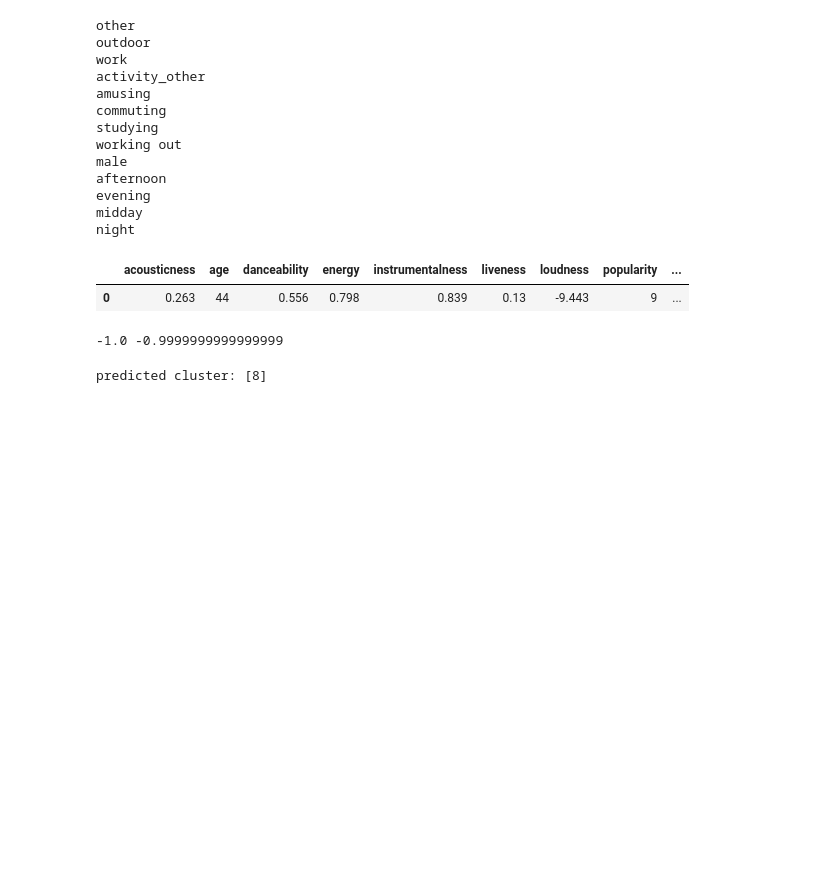
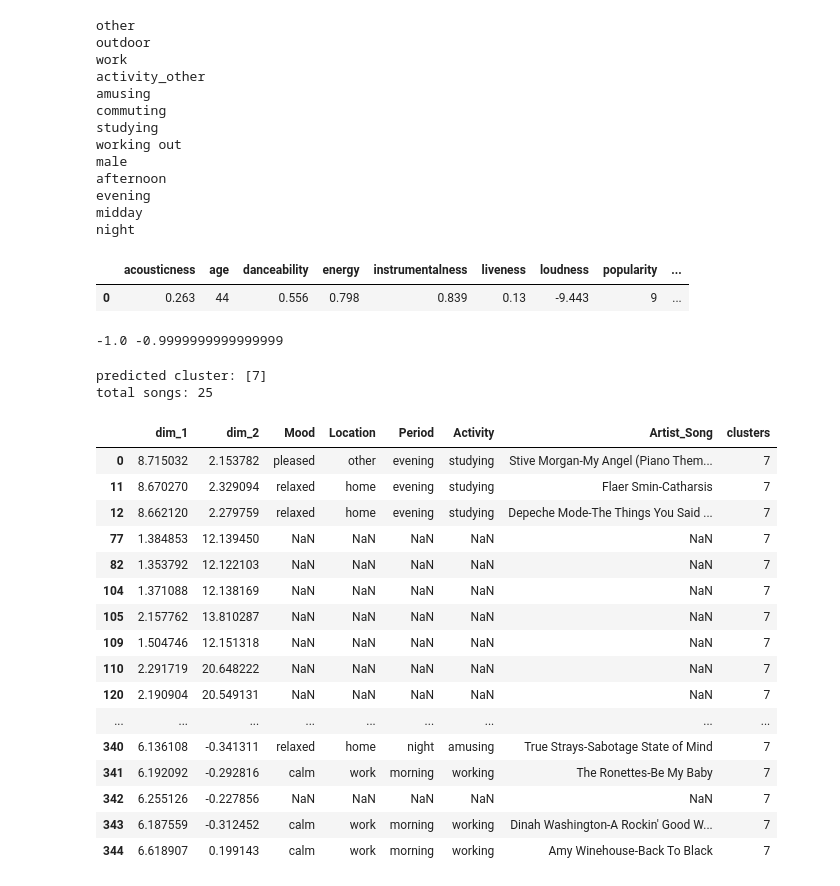
Before and after one commit to epistimi4/emotion_based_music_recomendation, a Jupyter notebook: correlations/Clustering with t-Stochastic Neighboring Embeddings for Music.ipynb, the cells around one changed output. Cells and saved outputs as stored; diff of their text form; code cells hidden in the pictures; blank space fills up the shorter version.

```diff
--- a/correlations/Clustering with t-Stochastic Neighboring Embeddings for Music.ipynb
+++ b/correlations/Clustering with t-Stochastic Neighboring Embeddings for Music.ipynb
@@ -546,6 +546,28 @@ print(d_scaled.min(), d_scaled.max())
 -1.0 -0.9999999999999999
 # %%
 predicted_clu = kmeans.predict(d_scaled)
-print('predicted cluster:',predicted_clu+1)
+print('predicted cluster:', predicted_clu)
+df_filtered = df_plot[df_plot['clusters'] == predicted_clu[0]]
+total = len(df_filtered)
+print('total songs:', total)
+df_filtered.head(total)
 # %% [output]
-predicted cluster: [8]
+predicted cluster: [7]
+total songs: 25
+|  | dim_1 | dim_2 | Mood | Location | Period | Activity | Artist_Song | clusters |
+| 0 | 8.715032 | 2.153782 | pleased | other | evening | studying | Stive Morgan-My Angel (Piano Them... | 7 |
+| 11 | 8.670270 | 2.329094 | relaxed | home | evening | studying | Flaer Smin-Catharsis | 7 |
+| 12 | 8.662120 | 2.279759 | relaxed | home | evening | studying | Depeche Mode-The Things You Said ... | 7 |
+| 77 | 1.384853 | 12.139450 | NaN | NaN | NaN | NaN | NaN | 7 |
+| 82 | 1.353792 | 12.122103 | NaN | NaN | NaN | NaN | NaN | 7 |
+| 104 | 1.371088 | 12.138169 | NaN | NaN | NaN | NaN | NaN | 7 |
+| 105 | 2.157762 | 13.810287 | NaN | NaN | NaN | NaN | NaN | 7 |
+| 109 | 1.504746 | 12.151318 | NaN | NaN | NaN | NaN | NaN | 7 |
+| 110 | 2.291719 | 20.648222 | NaN | NaN | NaN | NaN | NaN | 7 |
+| 120 | 2.190904 | 20.549131 | NaN | NaN | NaN | NaN | NaN | 7 |
+| ... | ... | ... | ... | ... | ... | ... | ... | ... |
+| 340 | 6.136108 | -0.341311 | relaxed | home | night | amusing | True Strays-Sabotage State of Mind | 7 |
+| 341 | 6.192092 | -0.292816 | calm | work | morning | working | The Ronettes-Be My Baby | 7 |
+| 342 | 6.255126 | -0.227856 | NaN | NaN | NaN | NaN | NaN | 7 |
+| 343 | 6.187559 | -0.312452 | calm | work | morning | working | Dinah Washington-A Rockin' Good W... | 7 |
+| 344 | 6.618907 | 0.199143 | calm | work | morning | working | Amy Winehouse-Back To Black | 7 |
```
Also changed, not shown: parts of 2 cells of this notebook.
